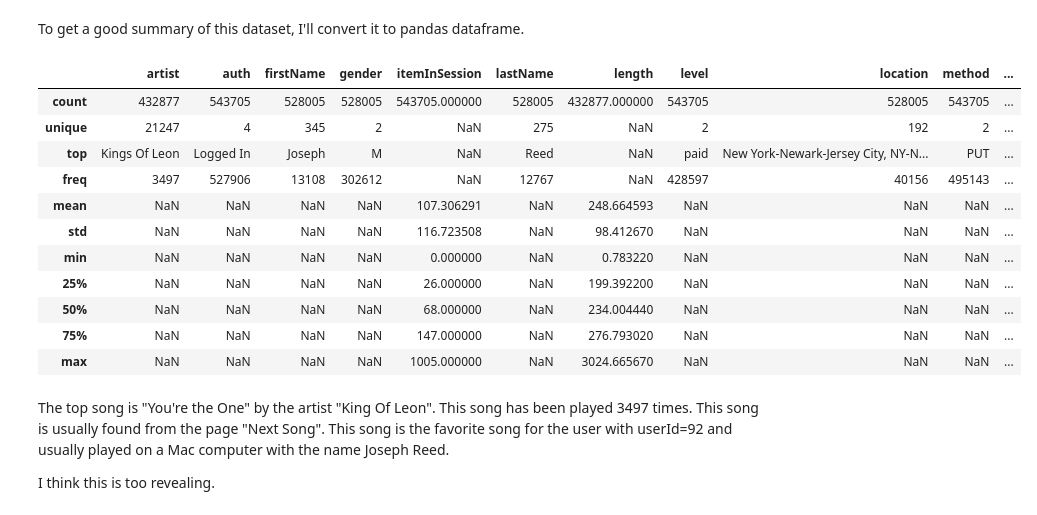
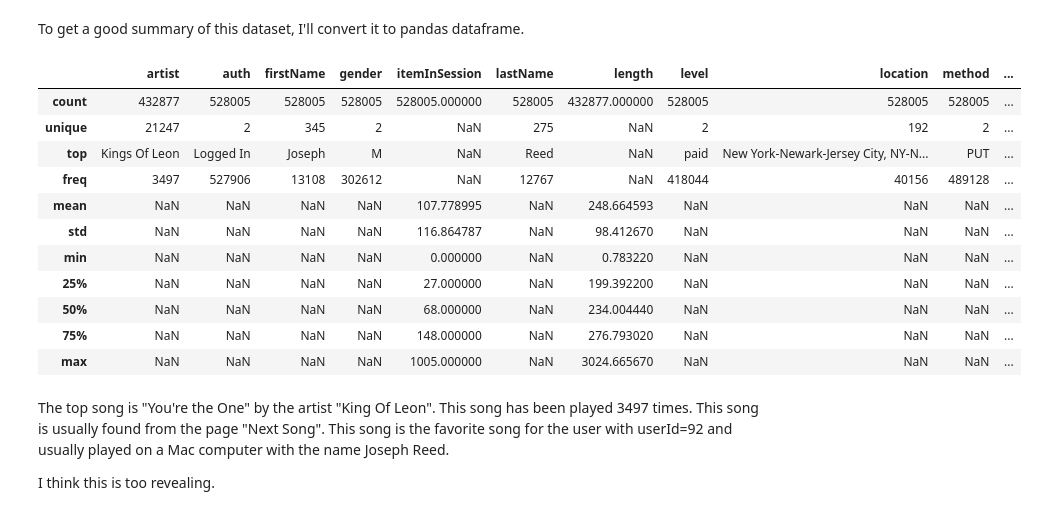
Before and after one commit to Joycechidi/Data-Science-Portfolio, a Jupyter notebook: Predicting Customer Churn with Spark/Sparkify.ipynb, the cells around one changed output. Cells and saved outputs as stored; diff of their text form; code cells hidden in the pictures.

```diff
--- a/Predicting Customer Churn with Spark/Sparkify.ipynb
+++ b/Predicting Customer Churn with Spark/Sparkify.ipynb
@@ -112,12 +93,12 @@ Top 10 rows show there are a lot of duplicate userIds which could come from diff
 # %%
 # Are there non-registered users with NAN userId values
 # filter for users with blank user id
-reg_users = df.filter(df.userId!="")
-reg_users.count()
+df2 = df.filter(df.userId!="")
+df2.count()
 # %% [output]
 528005
 # %%
 #Drop NaN values in userIds
-df = df.dropna(how = "any", subset = ["userId", "sessionId"])
-df.count()
+df2 = df2.dropna(how = "any", subset = ["userId", "sessionId"])
+df2.count()
 # %% [output]
@@ -185,17 +157,19 @@ df_pandas = df.toPandas()
+# %%
+df2_pandas = df2.toPandas()
 # %%
-df_pandas.describe(include='all')
+df2_pandas.describe(include='all')
 # %% [output]
 |  | artist | auth | firstName | gender | itemInSession | lastName | length | level | location | method | ... |
-| count | 432877 | 543705 | 528005 | 528005 | 543705.000000 | 528005 | 432877.000000 | 543705 | 528005 | 543705 | ... |
-| unique | 21247 | 4 | 345 | 2 | NaN | 275 | NaN | 2 | 192 | 2 | ... |
+| count | 432877 | 528005 | 528005 | 528005 | 528005.000000 | 528005 | 432877.000000 | 528005 | 528005 | 528005 | ... |
+| unique | 21247 | 2 | 345 | 2 | NaN | 275 | NaN | 2 | 192 | 2 | ... |
 | top | Kings Of Leon | Logged In | Joseph | M | NaN | Reed | NaN | paid | New York-Newark-Jersey City, NY-N... | PUT | ... |
-| freq | 3497 | 527906 | 13108 | 302612 | NaN | 12767 | NaN | 428597 | 40156 | 495143 | ... |
-| mean | NaN | NaN | NaN | NaN | 107.306291 | NaN | 248.664593 | NaN | NaN | NaN | ... |
-| std | NaN | NaN | NaN | NaN | 116.723508 | NaN | 98.412670 | NaN | NaN | NaN | ... |
+| freq | 3497 | 527906 | 13108 | 302612 | NaN | 12767 | NaN | 418044 | 40156 | 489128 | ... |
+| mean | NaN | NaN | NaN | NaN | 107.778995 | NaN | 248.664593 | NaN | NaN | NaN | ... |
+| std | NaN | NaN | NaN | NaN | 116.864787 | NaN | 98.412670 | NaN | NaN | NaN | ... |
 | min | NaN | NaN | NaN | NaN | 0.000000 | NaN | 0.783220 | NaN | NaN | NaN | ... |
-| 25% | NaN | NaN | NaN | NaN | 26.000000 | NaN | 199.392200 | NaN | NaN | NaN | ... |
+| 25% | NaN | NaN | NaN | NaN | 27.000000 | NaN | 199.392200 | NaN | NaN | NaN | ... |
 | 50% | NaN | NaN | NaN | NaN | 68.000000 | NaN | 234.004440 | NaN | NaN | NaN | ... |
-| 75% | NaN | NaN | NaN | NaN | 147.000000 | NaN | 276.793020 | NaN | NaN | NaN | ... |
+| 75% | NaN | NaN | NaN | NaN | 148.000000 | NaN | 276.793020 | NaN | NaN | NaN | ... |
 | max | NaN | NaN | NaN | NaN | 1005.000000 | NaN | 3024.665670 | NaN | NaN | NaN | ... |
 # %% [markdown]
 The top song is "You're the One" by the artist "King Of Leon". This song has been played 3497 times. This song is usually found from the page "Next Song". This song is the favorite song for the user with userId=92 and usually played on a Mac computer with the name Joseph Reed.
```
Also changed, not shown: parts of 64 cells of this notebook.
